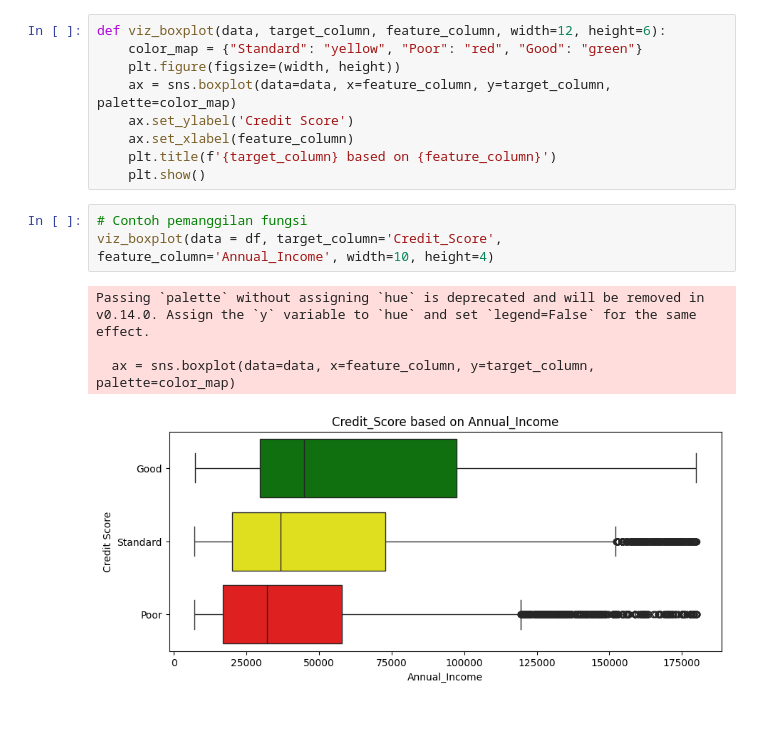
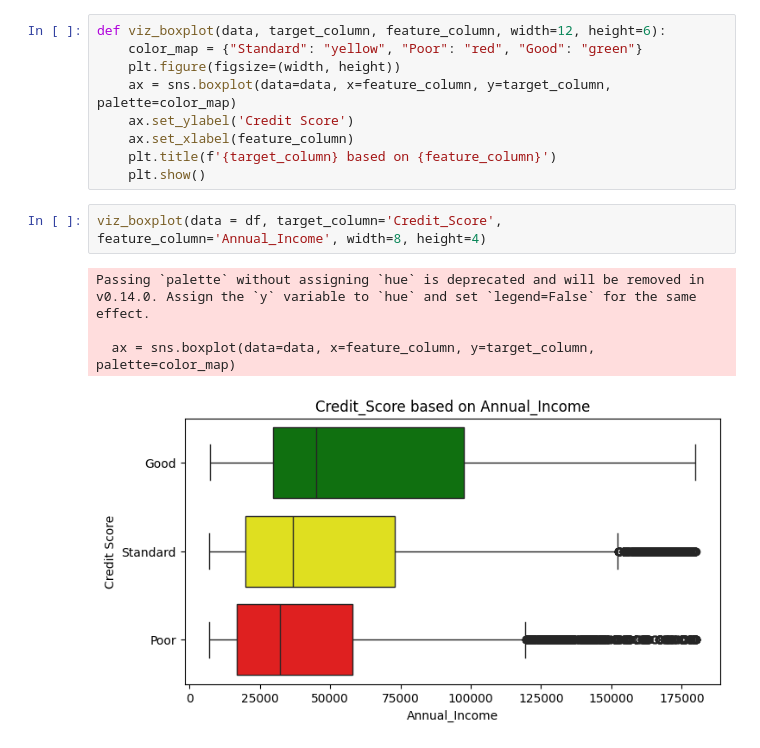
Before and after one commit to michaeljonathann/Credit-Score-Classification-Case-Study---Jo, a Jupyter notebook: Credit-Score-Classification.ipynb, the cells around one changed output. Cells and saved outputs as stored; diff of their text form; blank space fills up the shorter version.

Commit message:
feat: add some visualization and summary

```diff
--- a/Credit-Score-Classification.ipynb
+++ b/Credit-Score-Classification.ipynb
@@ -101,10 +103,9 @@ def viz_boxplot(data, target_column, feature_column, width=12, height=6):
     plt.title(f'{target_column} based on {feature_column}')
     plt.show()
 # %%
-# Contoh pemanggilan fungsi
-viz_boxplot(data = df, target_column='Credit_Score', feature_column='Annual_Income', width=10, height=4)
+viz_boxplot(data = df, target_column='Credit_Score', feature_column='Annual_Income', width=8, height=4)
 # %% [output]
 Passing `palette` without assigning `hue` is deprecated and will be removed in v0.14.0. Assign the `y` variable to `hue` and set `legend=False` for the same effect.
 
   ax = sns.boxplot(data=data, x=feature_column, y=target_column, palette=color_map)
-[figure, old version]
+[figure, new version]
```
Also changed, not shown: parts of 17 cells of this notebook.
